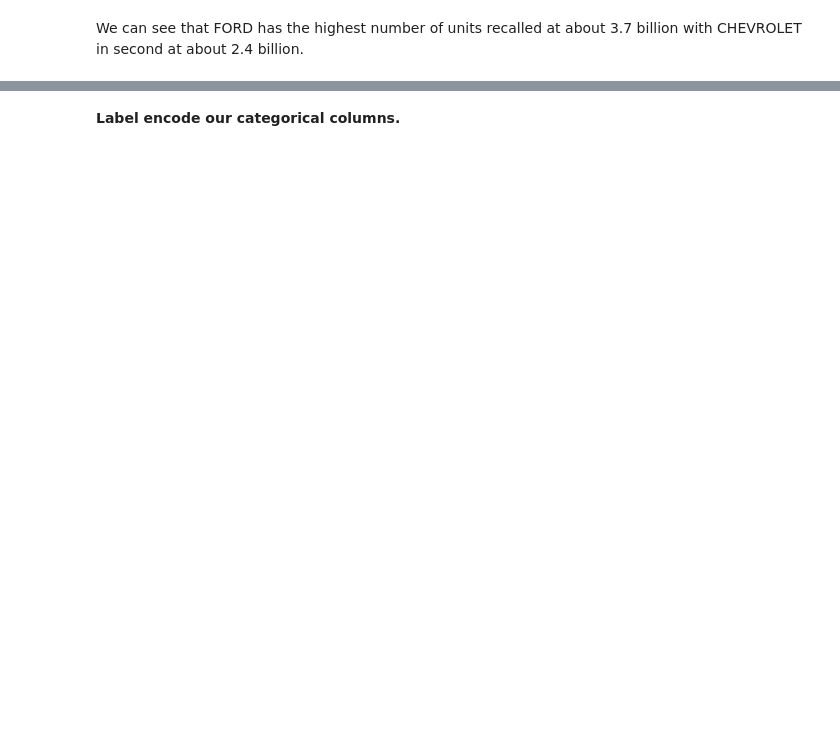
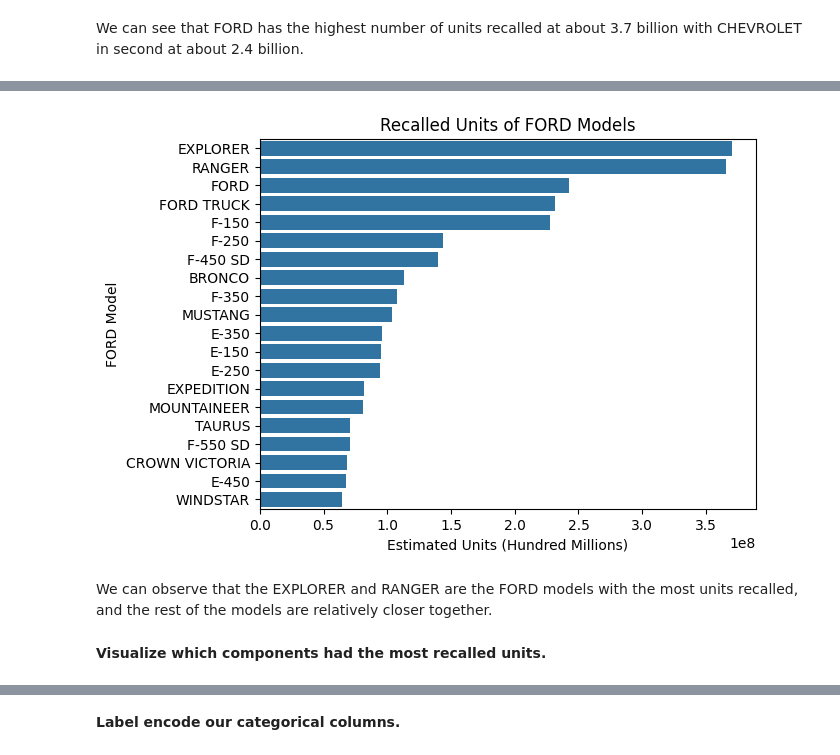
Before and after one commit to oowenn/vehicle_recalls_analysis, a Jupyter notebook: vehicle_recalls_analysis.ipynb, the cells around one changed output, grey strips where cells are left out. Saved outputs shown, nothing was run; the diff lists cells and outputs as text; code cells hidden in the pictures; blank space fills up the shorter version.

```diff
--- a/vehicle_recalls_analysis.ipynb
+++ b/vehicle_recalls_analysis.ipynb
@@ -266,0 +298,15 @@ We can see that FORD has the highest number of units recalled at about 3.7 billi
+# %%
+ford_df = df[df['Vehicle Make'] == 'FORD']
+model_grouped_units = ford_df.groupby('Vehicle Model')['Estimated Units'].sum().sort_values(ascending=False).take(np.arange(20)).reset_index()
+# %%
+sns.barplot(model_grouped_units.reset_index(), x='Estimated Units', y='Vehicle Model')
+plt.title('Recalled Units of FORD Models')
+plt.ylabel('FORD Model')
+plt.xlabel('Estimated Units (Hundred Millions)')
+plt.show()
+# %% [output]
+[figure, added]
+# %% [markdown]
+We can observe that the EXPLORER and RANGER are the FORD models with the most units recalled, and the rest of the models are relatively closer together.
+# %% [markdown]
+**Visualize which components had the most recalled units.**
```
Also changed, not shown: parts of 11 cells of this notebook.
